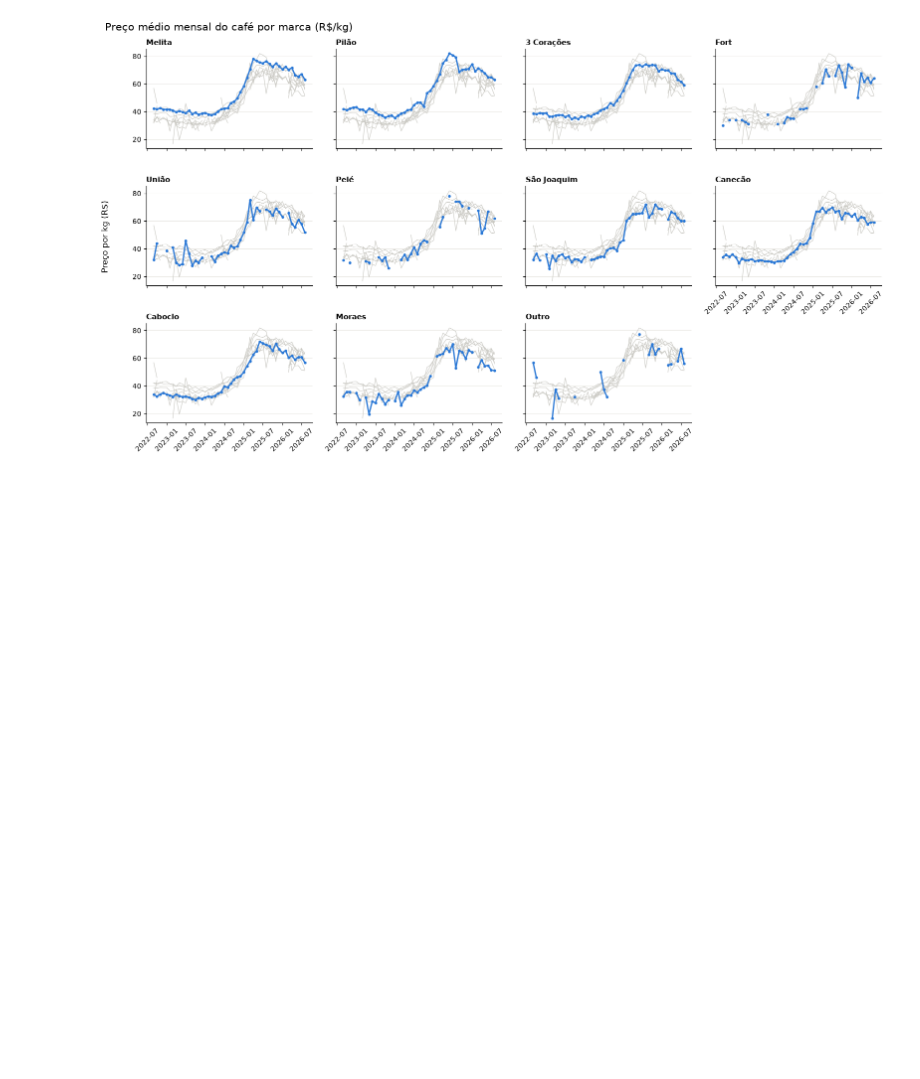
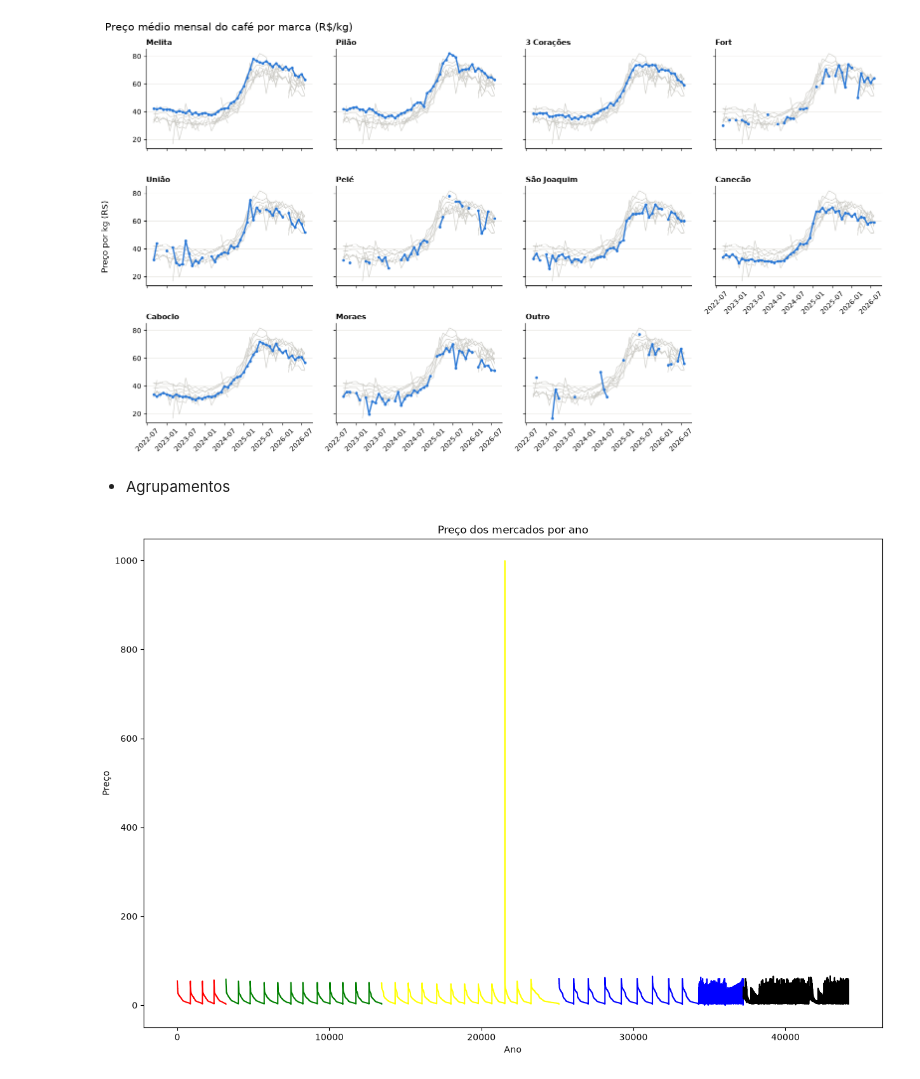
Before and after one commit to Teus-Andrezana/dados_cesta_basica, a Jupyter notebook: notebooks/cesta_basica.ipynb, the cells around one changed output. Cells and saved outputs as stored; diff of their text form; code cells hidden in the pictures; blank space fills up the shorter version.

Commit message:
alguns exemplos de mudanças de preço anuais. nada implementado significativamente ainda sobre os clusters. Estou salvando apenas para já estar guardado.

```diff
--- a/notebooks/cesta_basica.ipynb
+++ b/notebooks/cesta_basica.ipynb
@@ -248,3 +248,17 @@ fig.tight_layout(rect=(0.015, 0, 1, 1))
 plt.show()
 # %% [output]
 [figure]
+# %% [markdown]
+- Agrupamentos
+# %%
+years = df["Mes_Ano_Data"].dt.year.unique()
+# %%
+color = ["red","green","yellow","blue","black"]
+plt.figure(figsize=(15, 10))
+plt.title("Preço dos mercados por ano")
+for c, y in enumerate(years):
+    plt.plot(df[df["Mes_Ano_Data"].dt.year == y]["Preco"], color = color[c])
+plt.xlabel("Ano")
+plt.ylabel("Preço");
+# %% [output]
+[figure, added]
```
Also changed, not shown: parts of 5 cells of this notebook.
